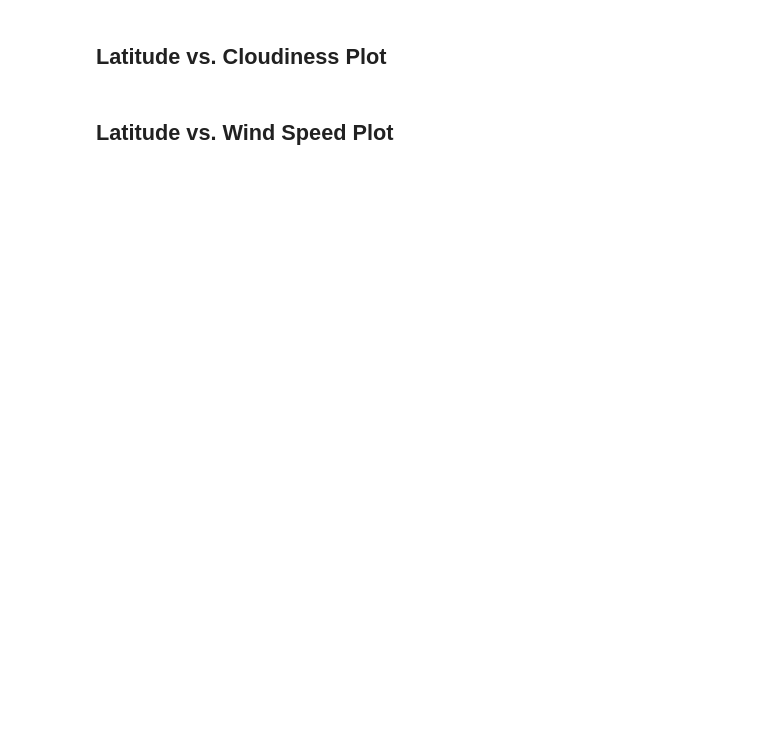
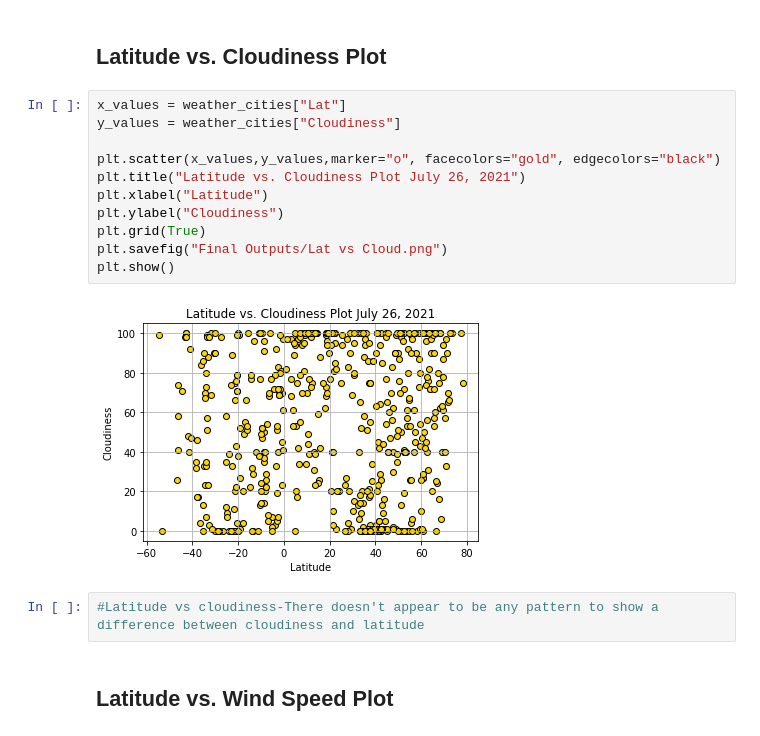
Before and after one commit to Jeff-Peterson-Vegas/python_api_challenge, a Jupyter notebook: Weather_Vacation_Py/WeatherPy.ipynb, the cells around one changed output. Drawn from its saved outputs; the diff is of its cells as text; blank space fills up the shorter version.

```diff
--- a/Weather_Vacation_Py/WeatherPy.ipynb
+++ b/Weather_Vacation_Py/WeatherPy.ipynb
@@ -138,4 +207,19 @@ Skip this step if there are no cities that have humidity > 100%.
 # %% [markdown]
 ## Latitude vs. Cloudiness Plot
+# %%
+x_values = weather_cities["Lat"]
+y_values = weather_cities["Cloudiness"]
+
+plt.scatter(x_values,y_values,marker="o", facecolors="gold", edgecolors="black")
+plt.title("Latitude vs. Cloudiness Plot July 26, 2021")
+plt.xlabel("Latitude")
+plt.ylabel("Cloudiness")
+plt.grid(True)
+plt.savefig("Final Outputs/Lat vs Cloud.png")
+plt.show()
+# %% [output]
+[figure, added]
+# %%
+#Latitude vs cloudiness-There doesn't appear to be any pattern to show a difference between cloudiness and latitude
 # %% [markdown]
 ## Latitude vs. Wind Speed Plot
```
Also changed, not shown: parts of 31 cells of this notebook, 14 other files.
